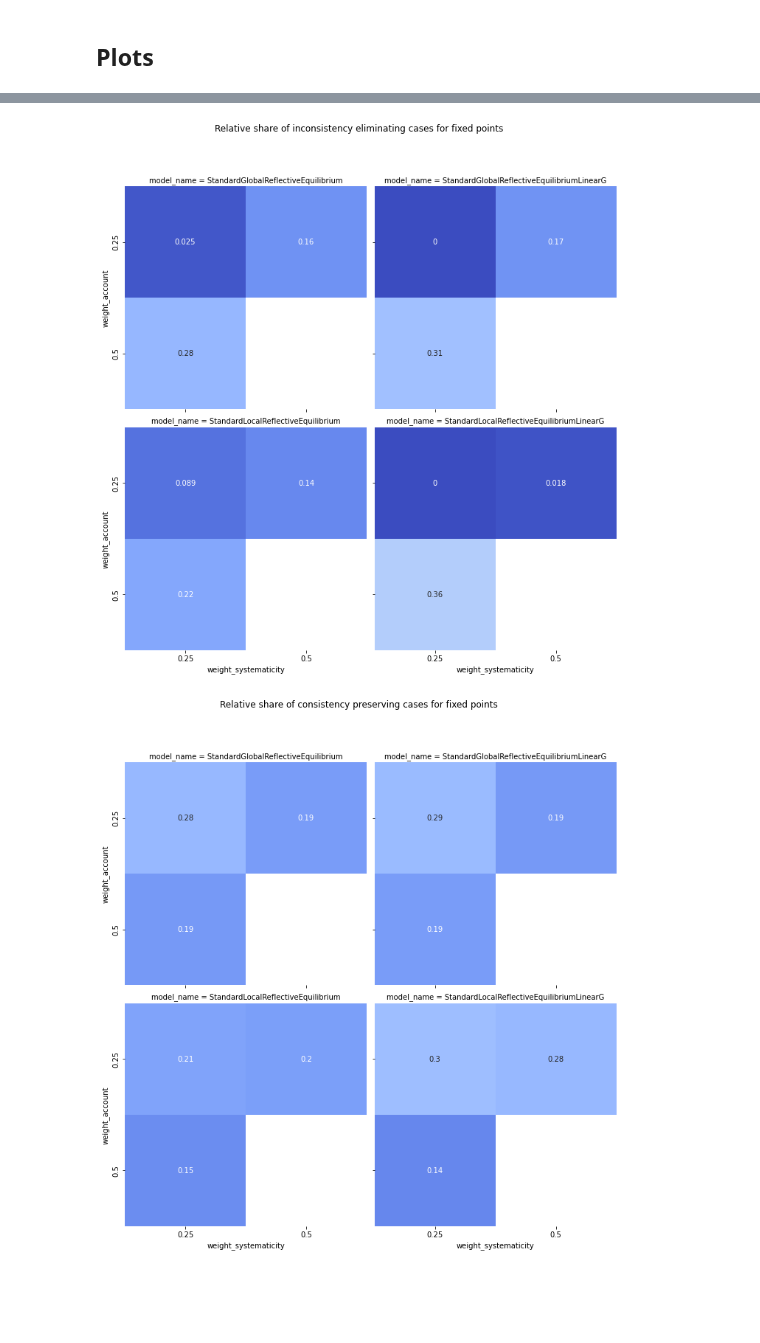
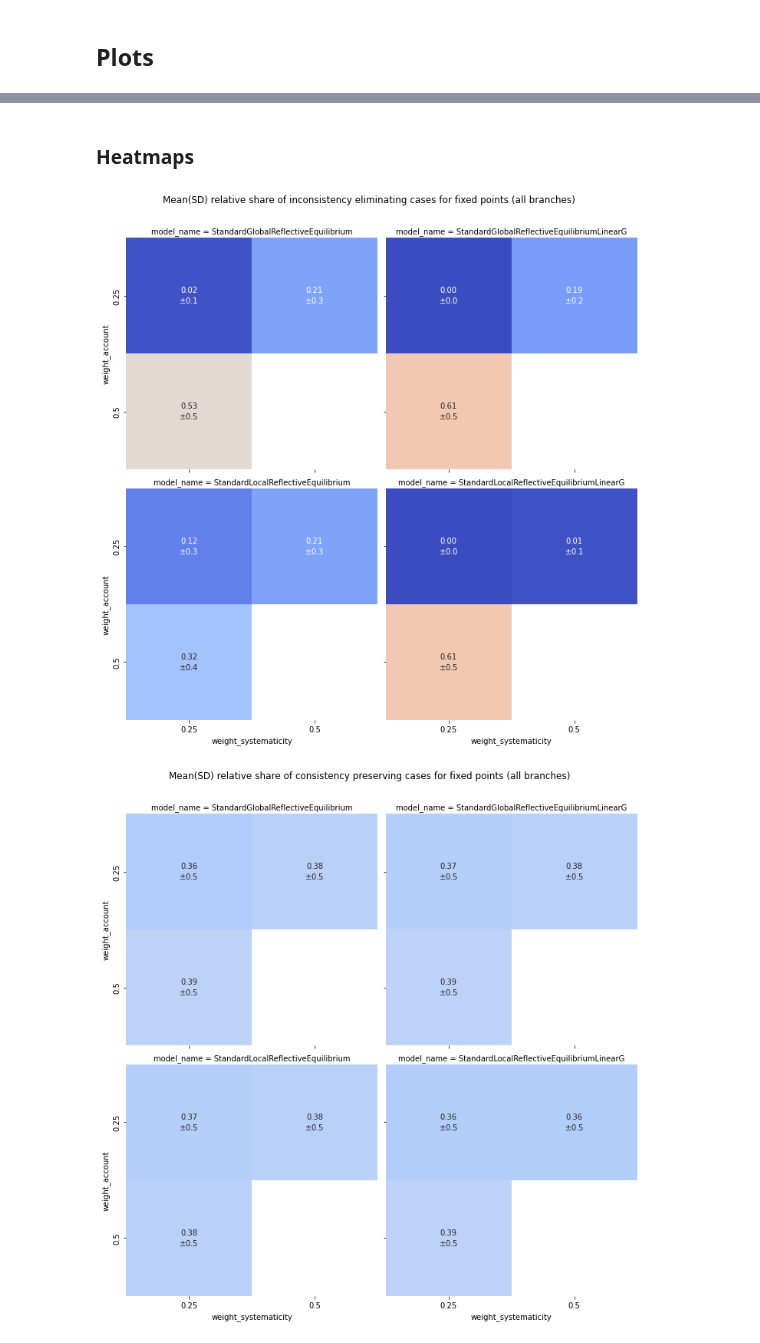
Before and after one commit to re-models/re-technical-report, a Jupyter notebook: notebooks/data_analysis_chapter_commitment-consistency.ipynb, the cells around one changed output, grey strips where cells are left out. Cells and saved outputs as stored; diff of their text form; code cells hidden in the pictures; blank space fills up the shorter version.

Commit message:
Updated consistency case notebook.

```diff
--- a/notebooks/data_analysis_chapter_commitment-consistency.ipynb
+++ b/notebooks/data_analysis_chapter_commitment-consistency.ipynb
@@ -251,8 +266,11 @@ fp_result_df = exploded_fp_data[['model_name',
                                  'fp_inconsistency_eliminating_case',
                                  'fp_consistency_preserving_case',
                                  'fp_inconsistency_preserving_case',
-                                 'fp_consistency_eliminating_case']].groupby(grouping).agg('sum')
+                                 'fp_consistency_eliminating_case']].groupby(grouping).agg('sum').reset_index()
 
-fp_result_df['n_fixed_points'] = fp_result_df.apply(lambda x: sum(x) , axis=1)
+fp_result_df['n_fixed_points'] = fp_result_df.apply(lambda x: sum(x[col] for col in ['fp_inconsistency_eliminating_case',
+                                 'fp_consistency_preserving_case',
+                                 'fp_inconsistency_preserving_case',
+                                 'fp_consistency_eliminating_case']) , axis=1)
 
-fp_result_df.reset_index(inplace=True)
+#fp_result_df.reset_index(inplace=True)
@@ -258,0 +289,14 @@ fp_result_df.reset_index(inplace=True)
+# %%
+# relative share of consistency cases
+
+for df, endpoint_type in zip([fp_result_df, go_result_df], ['fp', 'go']):
+    for case_name in ["inconsistency_eliminating",
+                      "consistency_preserving",
+                      "inconsistency_preserving",
+                      "consistency_eliminating"]:
+
+        endpoint_name = "n_global_optima" if endpoint_type == "go" else "n_fixed_points"
+
+        relative_share_col_name = 'rel_' + endpoint_type + '_' + case_name + '_case'
+
+        df[relative_share_col_name] = df[endpoint_type + '_' + case_name + '_case']/df[endpoint_name]
@@ -261,37 +526,47 @@ fp_result_df.reset_index(inplace=True)
+# %% [markdown]
+### Heatmaps
 # %%
 #from restudies.notebook_util import simple_heatmap_plot, heatmap_plot, heat_maps_by_weights, reproduce_re_process, evolution_data
 # %%
 def case_heatmaps_by_weights(data, endpoint_type, case_name, analyse_branches):
 
-    display_std = True
+    display_std = group_results
     metric = "Mean(SD) relative"
+    branches=""
 
     if analyse_branches:
-        display_std = False
-        metric = "Relative"
+        display_std = True
+        metric = "Mean(SD) relative"
+        branches = " (all branches)"
 
-    number_of_endpoints = "n_global_optima" if endpoint_type == "go" else "n_fixed_points"
+    #number_of_endpoints = "n_global_optima" if endpoint_type == "go" else "n_fixed_points"
 
     relative_share = 'rel_' + endpoint_type + '_' + case_name + '_case'
 
-    data[relative_share] = data[endpoint_type + '_' + case_name + '_case']/data[number_of_endpoints]
+    #data[relative_share] = data[endpoint_type + '_' + case_name + '_case']/data[number_of_endpoints]
 
     display_case_name = " ".join(case_name.split("_"))
     display_endpoint_type = "global optima" if endpoint_type == "go" else "fixed points"
 
-    heat_maps_by_weights(re_data = data,
+    normalized_heat_maps_by_weights(re_data = data,
                      values = relative_share,
-                     title = '{} share of {} cases for {}'.format(metric, display_case_name, display_endpoint_type),
+                     title = '{} share of {} cases for {}{}'.format(metric, display_case_name, display_endpoint_type, branches),
                      annot_std = display_std,
                      annot_fmt="{:2.2f}\n",
                      annot_std_fmt = r'$\pm${:2.1f}')
 # %%
 for df, endpoint_type in zip([fp_result_df, go_result_df], ['fp', 'go']):
     for case_name in ["inconsistency_eliminating",
                       "consistency_preserving",
                       "inconsistency_preserving",
                       "consistency_eliminating"]:
+
         case_heatmaps_by_weights(df, endpoint_type, case_name, analyse_branches)
+
+        branches = "_all_branches" if analyse_branches else ""
+
+        plt.savefig(path.join(figures_output_dir, '{}_{}_cases{}.png'.format(endpoint_type, case_name, branches)), bbox_inches='tight')
+        plt.savefig(path.join(figures_output_dir, '{}_{}_cases{}.pdf'.format(endpoint_type, case_name, branches)), bbox_inches='tight')
 # %% [output]
-[figure, old version]
+[figure, new version]
-[figure, old version]
+[figure, new version]
```
Also changed, not shown: parts of 26 cells of this notebook.
